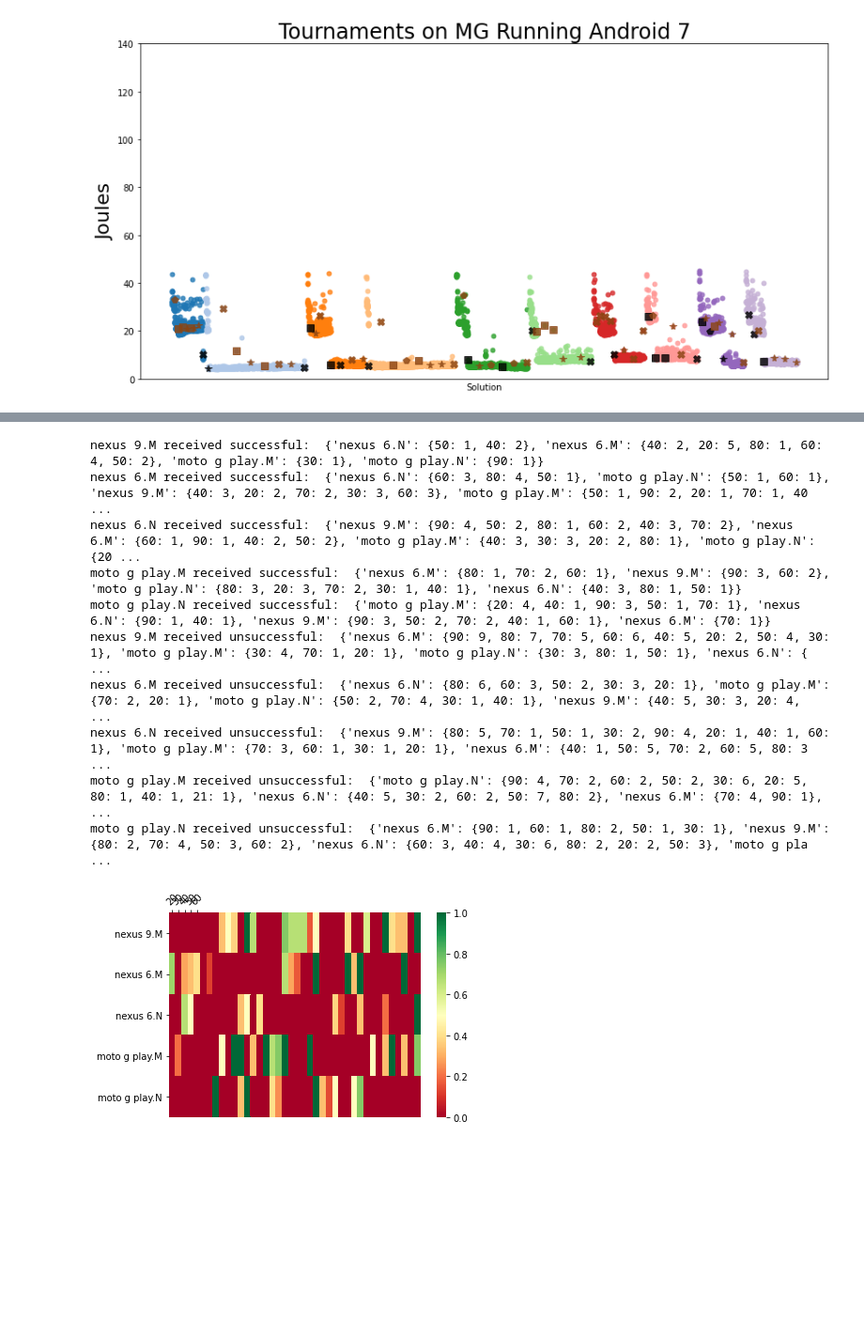
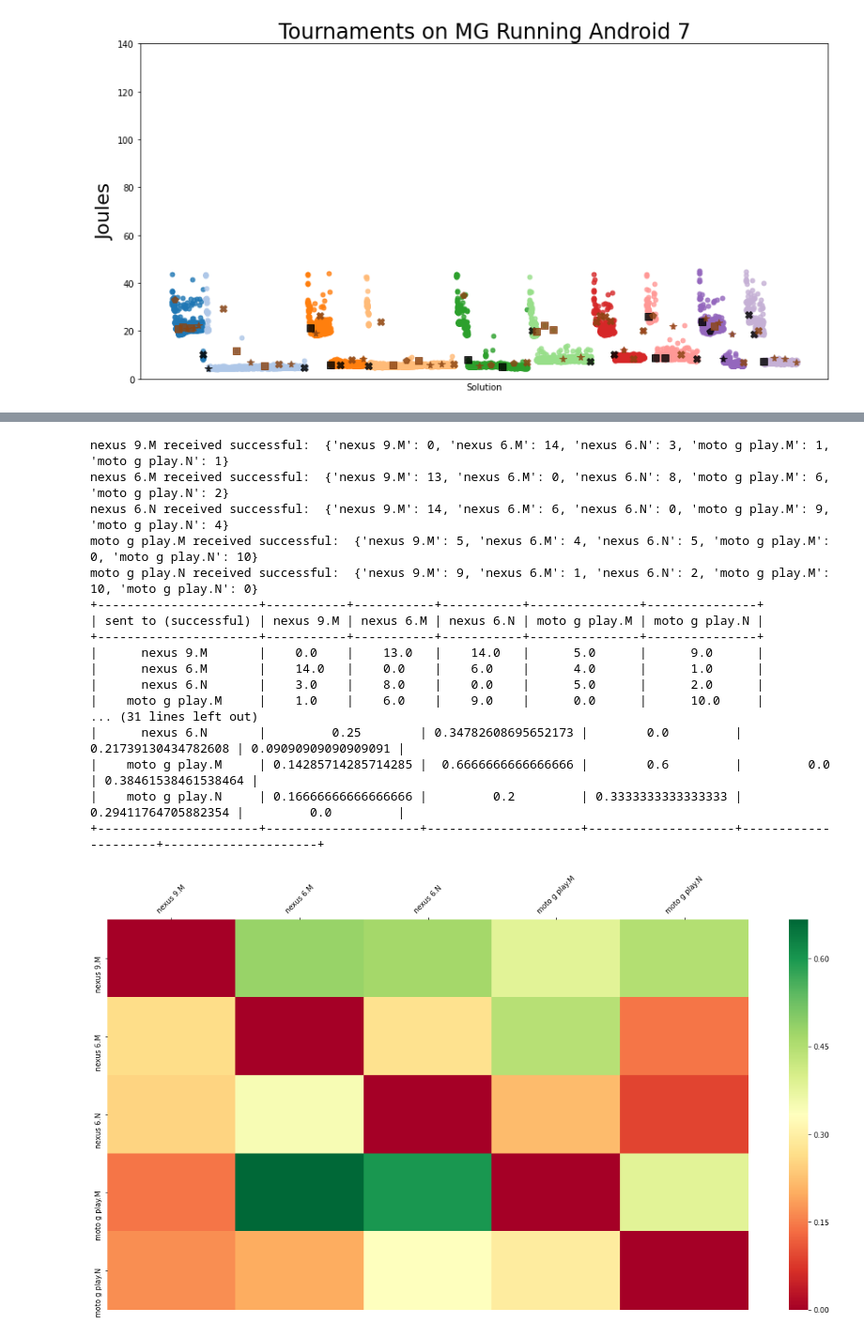
Before and after one commit to mahmoud-bokhari/distributed_GI, a Jupyter notebook: analysis.ipynb, the cells around one changed output, grey strips where cells are left out. Shown: that part at 94% size. Cells and saved outputs as stored; diff of their text form; code cells hidden in the pictures; blank space fills up the shorter version.

Commit message:
Added success rate matrix by battery level. Added decription and example to the immigration matricies cell

```diff
--- a/analysis.ipynb
+++ b/analysis.ipynb
@@ -568,7 +605,7 @@ def construct_overall_sent_to_table(all_devices_unique_immigrants_dataframe_list
         count+=1
     return table
 
-def construct_pretty_table_for_print(table, isSuccessful, headers, isBatteryLevel):
+def construct_pretty_table_for_print(table, isSuccessful, headers, isBatteryLevel=False):
     myTable = PrettyTable()
     battery_level = []
     if isBatteryLevel:
@@ -618,57 +655,65 @@ def construct_overall_sent_to_table_by_battery_level(all_devices_unique_immigran
 headers = ['nexus 9.M', 'nexus 6.M', 'nexus 6.N', 'moto g play.M', 'moto g play.N']
 
 all_devices_unique_immigrants_dataframe_lists = [N9A6_immigrants_unique_dataframe_list, N6A6_immigrants_unique_dataframe_list,
                                                 N6A7_immigrants_unique_dataframe_list, MGA6_immigrants_unique_dataframe_list,
                                                 MGA7_immigrants_unique_dataframe_list]
 
 
 
-# succ_table = construct_overall_sent_to_table(all_devices_unique_immigrants_dataframe_lists, True, headers)
-# construct_pretty_table_for_print(succ_table, True, headers)
-# unsucc_table = construct_overall_sent_to_table(all_devices_unique_immigrants_dataframe_lists, False, headers)
-# construct_pretty_table_for_print(unsucc_table, False, headers)
+succ_table = construct_overall_sent_to_table(all_devices_unique_immigrants_dataframe_lists, True, headers)
+construct_pretty_table_for_print(succ_table, True, headers)
+unsucc_table = construct_overall_sent_to_table(all_devices_unique_immigrants_dataframe_lists, False, headers)
+construct_pretty_table_for_print(unsucc_table, False, headers)
 
-# total_sent = np.add(succ_table, unsucc_table)
-# print(total_sent)
-# success_rate = np.divide(succ_table, total_sent, out=np.zeros_like(succ_table), where=total_sent!=0)
-# print(success_rate)
-# construct_pretty_table_for_print(success_rate, True, headers)
+total_sent = np.add(succ_table, unsucc_table)
+print(total_sent)
+success_rate = np.divide(succ_table, total_sent, out=np.zeros_like(succ_table), where=total_sent!=0)
+print(success_rate)
+construct_pretty_table_for_print(success_rate, True, headers)
 
-
-# ax = sns.heatmap(success_rate, cmap="RdYlGn", xticklabels=headers, yticklabels=headers)
-# ax.xaxis.tick_top()
-# plt.xticks(rotation=45)
-# plt.show()
+plt.figure(figsize=(20, 10))
+ax = sns.heatmap(success_rate, cmap="RdYlGn", xticklabels=headers, yticklabels=headers)
+ax.xaxis.tick_top()
+plt.xticks(rotation=45)
+plt.show()
 
 #all_devices_unique_immigrants_dataframe_lists = [N6A6_immigrants_unique_dataframe_list]
 # successful_immigrants_all_experiments_by_battery_level = find_immigrants_by_battery_level(MGA7_immigrants_unique_dataframe_list)
 # unsuccessful_immigrants_all_experiments_by_battery_level = find_immigrants_by_battery_level(MGA7_immigrants_unique_dataframe_list, False)
 # print("Nexus9A6 recieved successful by battery level: ", successful_immigrants_all_experiments_by_battery_level)
 # print("Nexus9A6 recieved unsuccessful by battery level: ", unsuccessful_immigrants_all_experiments_by_battery_level)
 
 succ_table_bl = construct_overall_sent_to_table_by_battery_level(all_devices_unique_immigrants_dataframe_lists, True, headers)
 unsucc_table_bl = construct_overall_sent_to_table_by_battery_level(all_devices_unique_immigrants_dataframe_lists, False, headers)
 total_sent_bl = np.add(succ_table_bl, unsucc_table_bl)
 success_rate_bl = np.divide(succ_table_bl, total_sent_bl, out=np.zeros_like(succ_table_bl), where=total_sent_bl!=0)
 
-#construct_pretty_table_for_print(succ_table_bl, True, headers, True) #very big (zoom out the see it completely)
+construct_pretty_table_for_print(succ_table_bl, True, headers, True) #very big (zoom out the see it completely)
 #print(ta)
-battery_level = [str((num%8)+2)+'0' for num in range(len(table[1,:]))]
+battery_level = [str((num%8)+2)+'0' for num in range(len(success_rate_bl[1,:]))]
+plt.figure(figsize=(20, 10))
 ax = sns.heatmap(success_rate_bl, cmap="RdYlGn", xticklabels=battery_level, yticklabels=headers)
 ax.xaxis.tick_top()
 plt.xticks(rotation=45)
 plt.show()
 
 #save_to_excel(success_rate_bl, 'matrtix_by_battery_levels', 'datasets/')
 # %% [output]
-nexus 9.M received successful:  {'nexus 6.N': {50: 1, 40: 2}, 'nexus 6.M': {40: 2, 20: 5, 80: 1, 60: 4, 50: 2}, 'moto g play.M': {30: 1}, 'moto g play.N': {90: 1}}
-nexus 6.M received successful:  {'nexus 6.N': {60: 3, 80: 4, 50: 1}, 'moto g play.N': {50: 1, 60: 1}, 'nexus 9.M': {40: 3, 20: 2, 70: 2, 30: 3, 60: 3}, 'moto g play.M': {50: 1, 90: 2, 20: 1, 70: 1, 40 ...
-nexus 6.N received successful:  {'nexus 9.M': {90: 4, 50: 2, 80: 1, 60: 2, 40: 3, 70: 2}, 'nexus 6.M': {60: 1, 90: 1, 40: 2, 50: 2}, 'moto g play.M': {40: 3, 30: 3, 20: 2, 80: 1}, 'moto g play.N': {20 ...
-moto g play.M received successful:  {'nexus 6.M': {80: 1, 70: 2, 60: 1}, 'nexus 9.M': {90: 3, 60: 2}, 'moto g play.N': {80: 3, 20: 3, 70: 2, 30: 1, 40: 1}, 'nexus 6.N': {40: 3, 80: 1, 50: 1}}
-moto g play.N received successful:  {'moto g play.M': {20: 4, 40: 1, 90: 3, 50: 1, 70: 1}, 'nexus 6.N': {90: 1, 40: 1}, 'nexus 9.M': {90: 3, 50: 2, 70: 2, 40: 1, 60: 1}, 'nexus 6.M': {70: 1}}
-nexus 9.M received unsuccessful:  {'nexus 6.M': {90: 9, 80: 7, 70: 5, 60: 6, 40: 5, 20: 2, 50: 4, 30: 1}, 'moto g play.M': {30: 4, 70: 1, 20: 1}, 'moto g play.N': {30: 3, 80: 1, 50: 1}, 'nexus 6.N': { ...
-nexus 6.M received unsuccessful:  {'nexus 6.N': {80: 6, 60: 3, 50: 2, 30: 3, 20: 1}, 'moto g play.M': {70: 2, 20: 1}, 'moto g play.N': {50: 2, 70: 4, 30: 1, 40: 1}, 'nexus 9.M': {40: 5, 30: 3, 20: 4,  ...
-nexus 6.N received unsuccessful:  {'nexus 9.M': {80: 5, 70: 1, 50: 1, 30: 2, 90: 4, 20: 1, 40: 1, 60: 1}, 'moto g play.M': {70: 3, 60: 1, 30: 1, 20: 1}, 'nexus 6.M': {40: 1, 50: 5, 70: 2, 60: 5, 80: 3 ...
-moto g play.M received unsuccessful:  {'moto g play.N': {90: 4, 70: 2, 60: 2, 50: 2, 30: 6, 20: 5, 80: 1, 40: 1, 21: 1}, 'nexus 6.N': {40: 5, 30: 2, 60: 2, 50: 7, 80: 2}, 'nexus 6.M': {70: 4, 90: 1},  ...
-moto g play.N received unsuccessful:  {'nexus 6.M': {90: 1, 60: 1, 80: 2, 50: 1, 30: 1}, 'nexus 9.M': {80: 2, 70: 4, 50: 3, 60: 2}, 'nexus 6.N': {60: 3, 40: 4, 30: 6, 80: 2, 20: 2, 50: 3}, 'moto g pla ...
+nexus 9.M received successful:  {'nexus 9.M': 0, 'nexus 6.M': 14, 'nexus 6.N': 3, 'moto g play.M': 1, 'moto g play.N': 1}
+nexus 6.M received successful:  {'nexus 9.M': 13, 'nexus 6.M': 0, 'nexus 6.N': 8, 'moto g play.M': 6, 'moto g play.N': 2}
+nexus 6.N received successful:  {'nexus 9.M': 14, 'nexus 6.M': 6, 'nexus 6.N': 0, 'moto g play.M': 9, 'moto g play.N': 4}
+moto g play.M received successful:  {'nexus 9.M': 5, 'nexus 6.M': 4, 'nexus 6.N': 5, 'moto g play.M': 0, 'moto g play.N': 10}
+moto g play.N received successful:  {'nexus 9.M': 9, 'nexus 6.M': 1, 'nexus 6.N': 2, 'moto g play.M': 10, 'moto g play.N': 0}
++----------------------+-----------+-----------+-----------+---------------+---------------+
+| sent to (successful) | nexus 9.M | nexus 6.M | nexus 6.N | moto g play.M | moto g play.N |
++----------------------+-----------+-----------+-----------+---------------+---------------+
+|      nexus 9.M       |    0.0    |    13.0   |    14.0   |      5.0      |      9.0      |
+|      nexus 6.M       |    14.0   |    0.0    |    6.0    |      4.0      |      1.0      |
+|      nexus 6.N       |    3.0    |    8.0    |    0.0    |      5.0      |      2.0      |
+|    moto g play.M     |    1.0    |    6.0    |    9.0    |      0.0      |      10.0     |
+... (31 lines left out)
+|      nexus 6.N       |         0.25        | 0.34782608695652173 |        0.0         | 0.21739130434782608 | 0.09090909090909091 |
+|    moto g play.M     | 0.14285714285714285 |  0.6666666666666666 |        0.6         |         0.0         | 0.38461538461538464 |
+|    moto g play.N     | 0.16666666666666666 |         0.2         | 0.3333333333333333 | 0.29411764705882354 |         0.0         |
++----------------------+---------------------+---------------------+--------------------+---------------------+---------------------+
-[figure, old version]
+[figure, new version]
```
Also changed, not shown: parts of 3 cells of this notebook.
